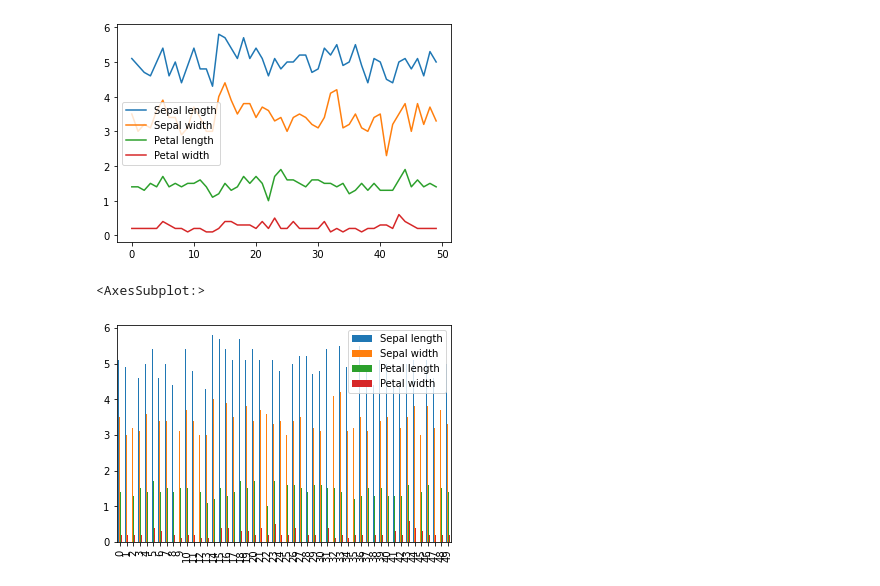
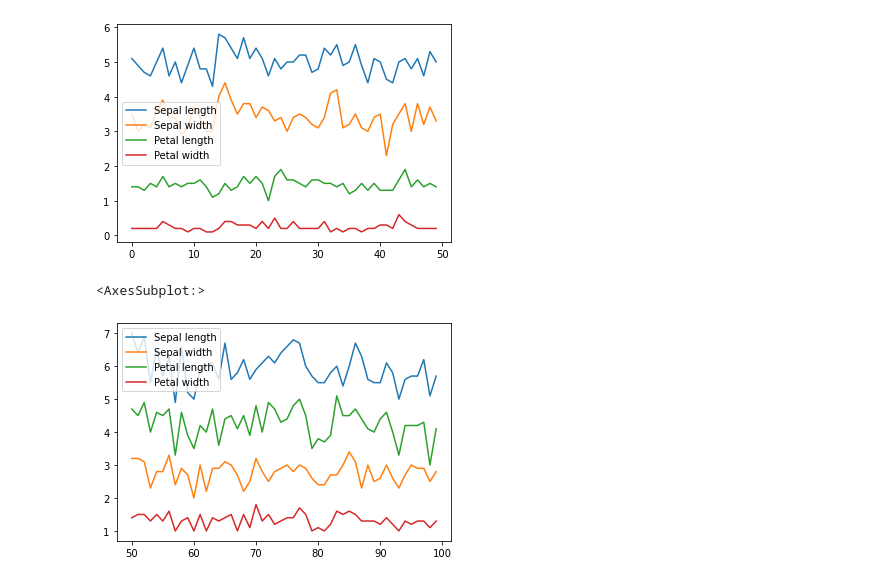
Before and after one commit to syedirfanx/data-comprehension, a Jupyter notebook: data-comprehension-using-python.ipynb, the cells around one changed output. Drawn from its saved outputs; the diff is of its cells as text; code cells hidden in the pictures.

Commit message:
Update data comprehension

```diff
--- a/data-comprehension-using-python.ipynb
+++ b/data-comprehension-using-python.ipynb
@@ -155,8 +155,8 @@ data[data.Species == 'Setosa'].plot()
 # %% [output]
 <AxesSubplot:>
 [figure]
-# %%
-data[data.Species == 'Setosa'].plot( kind='bar')
-# %% [output]
-<AxesSubplot:>
-[figure, removed]
+# %%
+data[data.Species == 'Versicolor'].plot()
+# %% [output]
+<AxesSubplot:>
+[figure, added]
```
Also changed, not shown: parts of 1 cell of this notebook.
